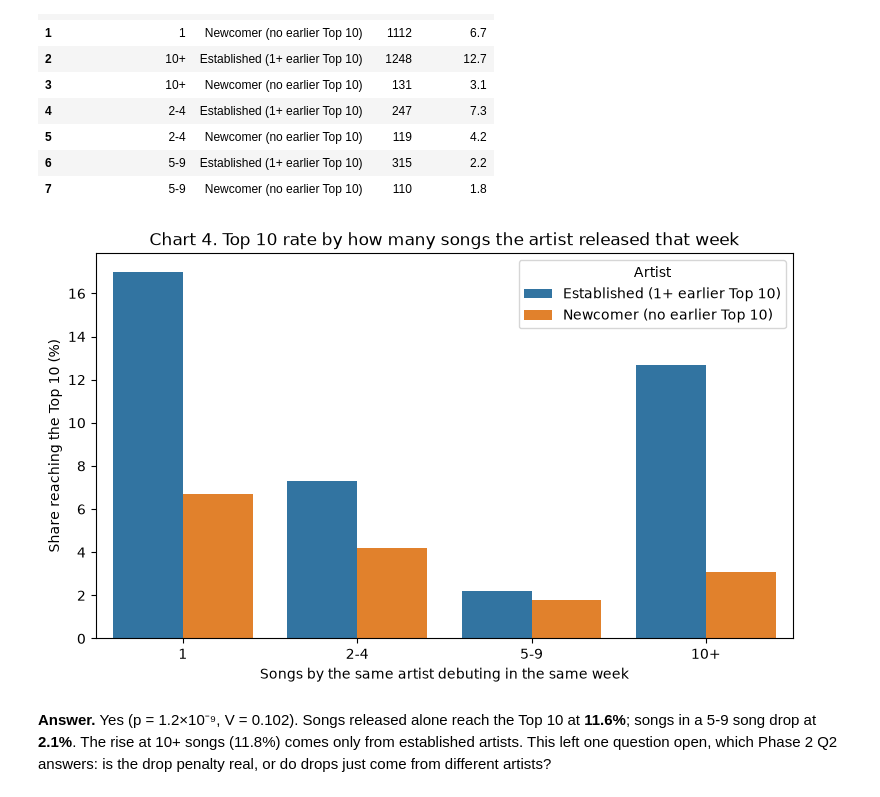
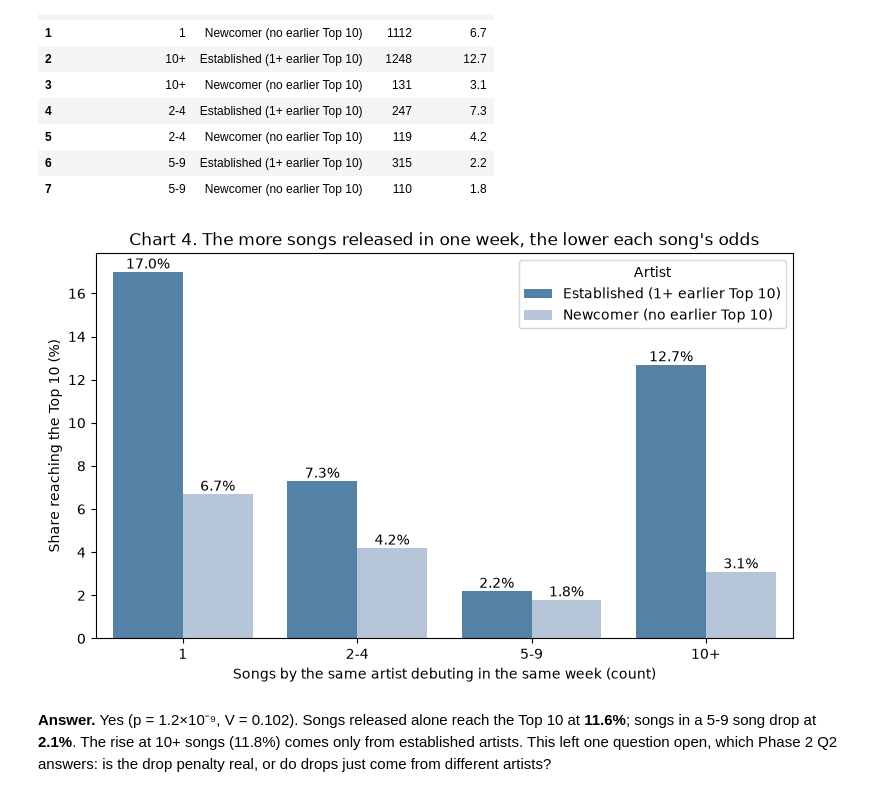
Before and after one commit to otawfik/billboard-top10, a Jupyter notebook: A05-Billboard-Top-10-Or-Not.ipynb, the cells around one changed output. Saved outputs shown, nothing was run; the diff lists cells and outputs as text; code cells hidden in the pictures.

```diff
--- a/A05-Billboard-Top-10-Or-Not.ipynb
+++ b/A05-Billboard-Top-10-Or-Not.ipynb
@@ -645,8 +670,8 @@ def has_keyword(label, keywords):
 The rules are checked in order and the first match wins, so "latin pop" is Latin and
 "country pop" is country, while "pop rap" is rap and "dance-pop" is pop.
 # %%
+# A function that maps one MusicBrainz label to a broad genre. The first rule that matches wins.
 def broad_genre(label):
-    """Map one MusicBrainz label to a broad genre. The first rule that matches wins."""
     label = label.lower().strip()
     if 'dancehall' in label:                       # Jamaican, not dance music
         return 'other'
@@ -671,35 +696,35 @@ def broad_genre(label):
     else:
         return 'other'
 # %%
+# A function that adds up the MusicBrainz votes per broad genre, e.g. {'hip-hop/rap': 4, 'pop': 1}.
 def genre_votes(names, counts):
-    """Add up MusicBrainz votes per broad genre, e.g. {'hip-hop/rap': 4, 'pop': 1}."""
     votes = {}
-    if pd.isna(names):
+    if pd.isna(names):                                 # no genres at all
         return votes
-    name_list = names.split('|')
+    name_list = names.split('|')                       # labels are stored as "pop|dance-pop|..."
     count_list = [1] * len(name_list)              # no stored counts: one vote each
     if not pd.isna(counts):
         count_list = [int(c) for c in str(counts).split('|')]
-    for name, count in zip(name_list, count_list):
+    for name, count in zip(name_list, count_list):     # walk through label and vote count together
         genre = broad_genre(name)
-        votes[genre] = votes.get(genre, 0) + count
+        votes[genre] = votes.get(genre, 0) + count     # add this label's votes to its broad genre
     return votes
 # %% [markdown]
 If the song has no genre, we use the lead artist's. If two genres tie, the artist's votes
 break the tie; if they still tie, the song is labelled "mixed".
 # %%
+# A function that picks one genre: the most votes wins; a tie goes to the artist's votes, otherwise 'mixed'.
 def pick_genre(song_votes, artist_votes):
-    """Most-voted genre; a tie is broken by the artist's votes, otherwise 'mixed'."""
     if len(song_votes) == 0:                       # no song genres: use the artist's
         song_votes = artist_votes
         artist_votes = {}
-    if len(song_votes) == 0:
+    if len(song_votes) == 0:                       # no artist genres either: leave it missing
         return np.nan
     top = max(song_votes.values())
-    leaders = [genre for genre in song_votes if song_votes[genre] == top]
+    leaders = [genre for genre in song_votes if song_votes[genre] == top]   # every genre with the top count
     if len(leaders) == 1:
         return leaders[0]
-    best = max([artist_votes.get(genre, 0) for genre in leaders])
+    best = max([artist_votes.get(genre, 0) for genre in leaders])   # tie: look at the artist's votes
     winners = [genre for genre in leaders if artist_votes.get(genre, 0) == best]
     if best > 0 and len(winners) == 1:
         return winners[0]
@@ -810,14 +841,14 @@ def line_count(text):
         return np.nan
     return len(lyric_lines(text))
 # %%
+# Repetition score: the share of lines that appear more than once in the song.
 def repetition_score(text):
-    """Share of lines that appear more than once in the song."""
     if pd.isna(text) or len(lyric_lines(text)) == 0:
         return np.nan
     lines = lyric_lines(text)
     repeated = 0
     for line in lines:
-        if lines.count(line) > 1:
+        if lines.count(line) > 1:                      # this line appears elsewhere in the song
             repeated = repeated + 1
     return repeated / len(lines)
 # %%
@@ -1145,16 +1202,20 @@ q3_split
 | 6 | 5-9 | Established (1+ earlier Top 10) | 315 | 2.2 |
 | 7 | 5-9 | Newcomer (no earlier Top 10) | 110 | 1.8 |
 # %%
+# Chart 4: Top 10 rate by album-drop size, newcomers vs established artists.
 plt.figure(figsize=(9, 5))
-sns.barplot(x='album_debut_bucket', y='top10_rate', hue='artist_group', data=q3_split,
-            order=['1', '2-4', '5-9', '10+'])
-plt.title('Chart 4. Top 10 rate by how many songs the artist released that week')
-plt.xlabel('Songs by the same artist debuting in the same week')
+ax = sns.barplot(x='album_debut_bucket', y='top10_rate', hue='artist_group', data=q3_split,
+                 order=['1', '2-4', '5-9', '10+'], palette=['steelblue', 'lightsteelblue'],
+                 hue_order=['Established (1+ earlier Top 10)', 'Newcomer (no earlier Top 10)'])
+for bars in ax.containers:                             # one set of bars per artist group
+    ax.bar_label(bars, fmt='%.1f%%')
+plt.title("Chart 4. The more songs released in one week, the lower each song's odds")
+plt.xlabel('Songs by the same artist debuting in the same week (count)')
 plt.ylabel('Share reaching the Top 10 (%)')
 plt.legend(title='Artist')
 plt.show()
 # %% [output]
-[figure, old version]
+[figure, new version]
 # %% [markdown]
 **Answer.** Yes (p = 1.2×10⁻⁹, V = 0.102). Songs released alone reach the Top 10 at
 **11.6%**; songs in a 5-9 song drop at **2.1%**. The rise at 10+ songs (11.8%) comes only from
```
Also changed, not shown: parts of 82 cells of this notebook.
